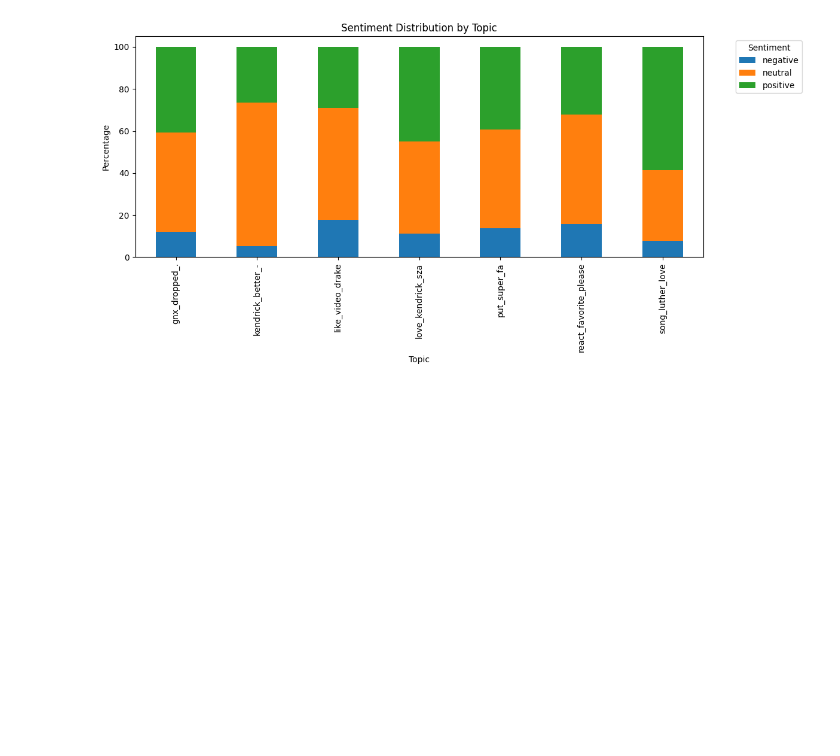
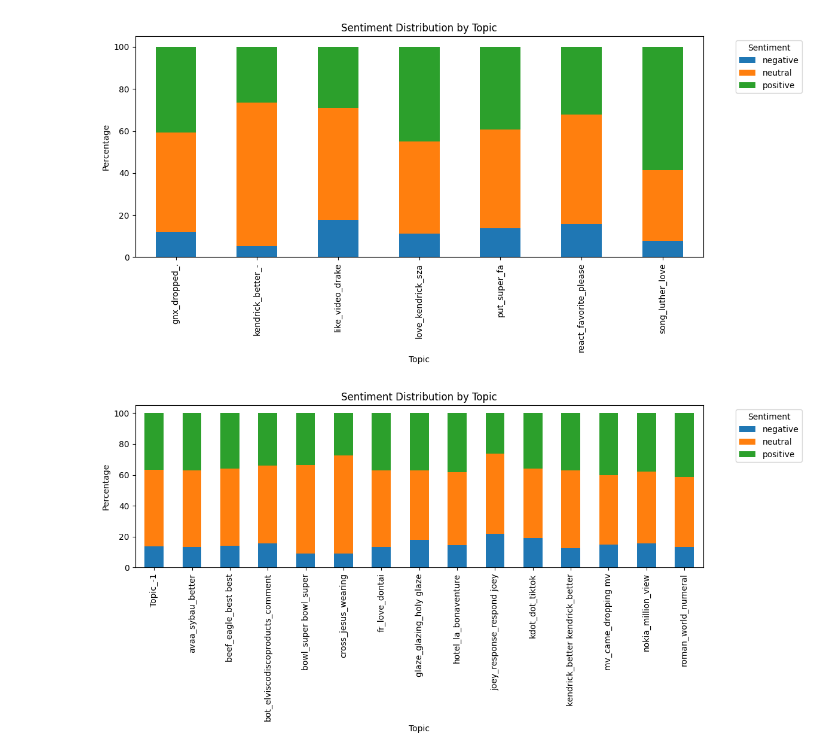
Before and after one commit to bitrao/music-social-network-analysis, a Jupyter notebook: src/notebooks/sentiment_analysis.ipynb, the cells around one changed output. Saved outputs shown, nothing was run; the diff lists cells and outputs as text; code cells hidden in the pictures; blank space fills up the shorter version.

```diff
--- a/src/notebooks/sentiment_analysis.ipynb
+++ b/src/notebooks/sentiment_analysis.ipynb
@@ -380,3 +381,18 @@ plt.savefig(os.path.join(OUTPUT_DIR, 'topic_sentiment_distribution.png'), dpi=50
 plt.show()
 # %% [output]
 [figure]
+# %%
+# Plot sentiment distribution by topic
+topic_sentiment_df = comments_df.groupby(['bert_topic', 'sentiment']).size().unstack(fill_value=0)
+topic_sentiment_percentages = topic_sentiment_df.div(topic_sentiment_df.sum(axis=1), axis=0) * 100
+
+ax = topic_sentiment_percentages.plot(kind='bar', stacked=True, figsize=(12, 6))
+plt.title('Sentiment Distribution by Topic')
+plt.xlabel('Topic')
+plt.ylabel('Percentage')
+plt.legend(title='Sentiment', bbox_to_anchor=(1.05, 1), loc='upper left')
+plt.tight_layout()
+plt.savefig(os.path.join(OUTPUT_DIR, 'topic_sentiment_distribution.png'), dpi=500, bbox_inches='tight')
+plt.show()
+# %% [output]
+[figure, added]
```
Also changed, not shown: parts of 4 cells of this notebook, 3 other files.
